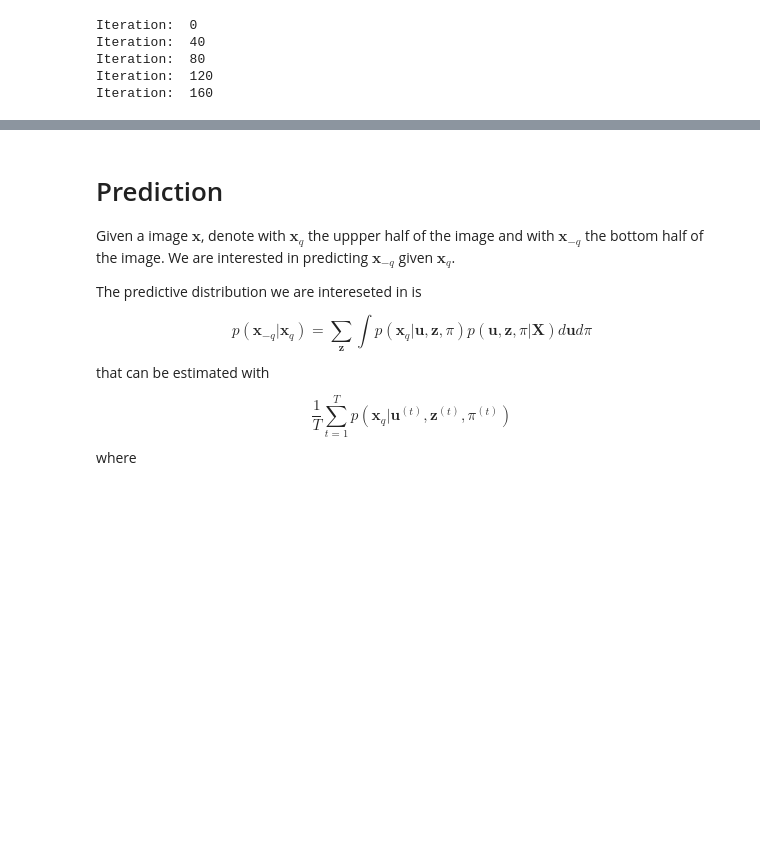
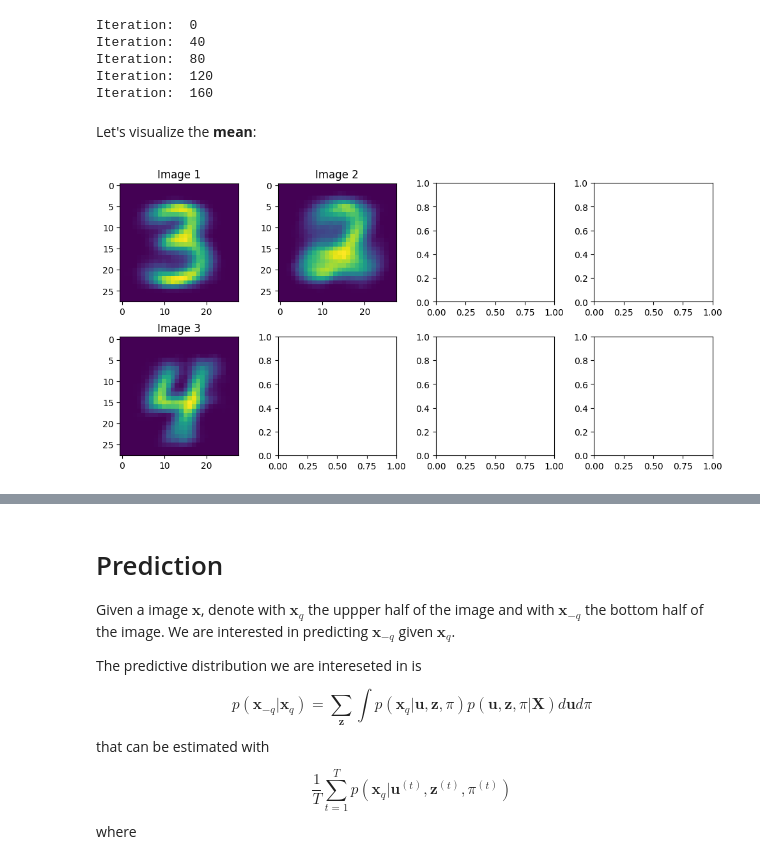
Before and after one commit to GabeXxX/BS-Coursework, a Jupyter notebook: Bayesian Mixture of Bernoulli.ipynb, the cells around one changed output, grey strips where cells are left out. Cells and saved outputs as stored; diff of their text form; code cells hidden in the pictures; blank space fills up the shorter version.

```diff
--- a/Bayesian Mixture of Bernoulli.ipynb
+++ b/Bayesian Mixture of Bernoulli.ipynb
@@ -520,3 +531,25 @@ Iteration:  40
 Iteration:  80
 Iteration:  120
 Iteration:  160
+# %%
+# TODO: first discard the first 100 parameter of the chain
+MU_burned_in = MU_t[101:, : , :]
+Z_burned_in = Z_t[101 :,:]
+pi_burned_in = pi_t[101:, :]
+
+# Calculate mean along the temporal axis
+mean_MU = np.mean(MU_burned_in, axis=0)
+mean_Z = np.mean(Z_burned_in, axis=0)
+mean_pi = np.mean(pi_burned_in, axis=0)
+
+# Calculate mode along the temporal axis
+# Note: scipy.stats.mode returns mode and counts, we only need the mode
+mode_MU = scipy.stats.mode(MU_burned_in, axis=0).mode
+mode_Z = scipy.stats.mode(Z_burned_in, axis=0).mode
+mode_pi = scipy.stats.mode(pi_burned_in, axis=0).mode
+# %% [markdown]
+Let's visualize the __mean__:
+# %%
+visualize_binary_vectors(mean_MU, width, height, num_vectors=3)
+# %% [output]
+[figure, added]
```
Also changed, not shown: parts of 24 cells of this notebook.
